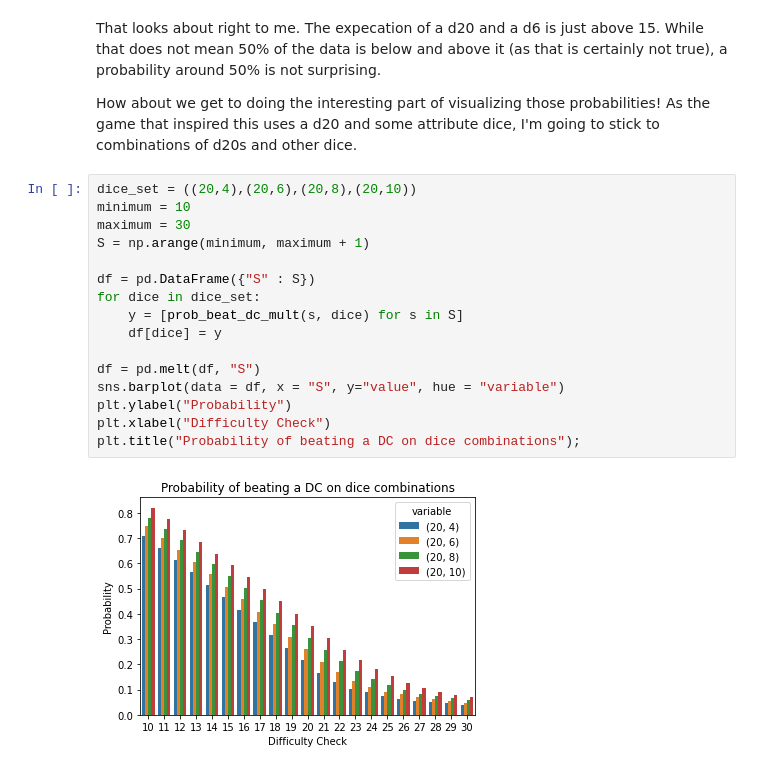
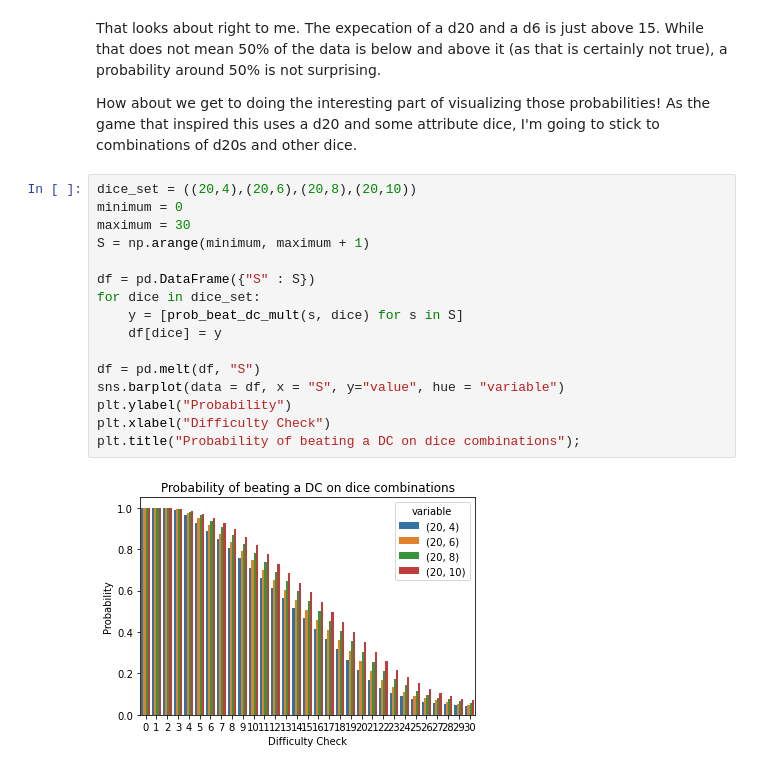
Before and after one commit to jstehn/exploding_dice_exploration, a Jupyter notebook: exploding_dice_exploration.ipynb, the cells around one changed output. Saved outputs shown, nothing was run; the diff lists cells and outputs as text.

```diff
--- a/exploding_dice_exploration.ipynb
+++ b/exploding_dice_exploration.ipynb
@@ -276,19 +276,19 @@ That looks about right to me. The expecation of a d20 and a d6 is just above 15.
 How about we get to doing the interesting part of visualizing those probabilities! As the game that inspired this uses a d20 and some attribute dice, I'm going to stick to combinations of d20s and other dice.
 # %%
 dice_set = ((20,4),(20,6),(20,8),(20,10))
-minimum = 10
+minimum = 0
 maximum = 30
 S = np.arange(minimum, maximum + 1)
 
 df = pd.DataFrame({"S" : S})
 for dice in dice_set:
     y = [prob_beat_dc_mult(s, dice) for s in S]
     df[dice] = y
 
 df = pd.melt(df, "S")
 sns.barplot(data = df, x = "S", y="value", hue = "variable")
 plt.ylabel("Probability")
 plt.xlabel("Difficulty Check")
 plt.title("Probability of beating a DC on dice combinations");
 # %% [output]
-[figure, old version]
+[figure, new version]
```
Also changed, not shown: parts of 2 cells of this notebook, 1 other file.
